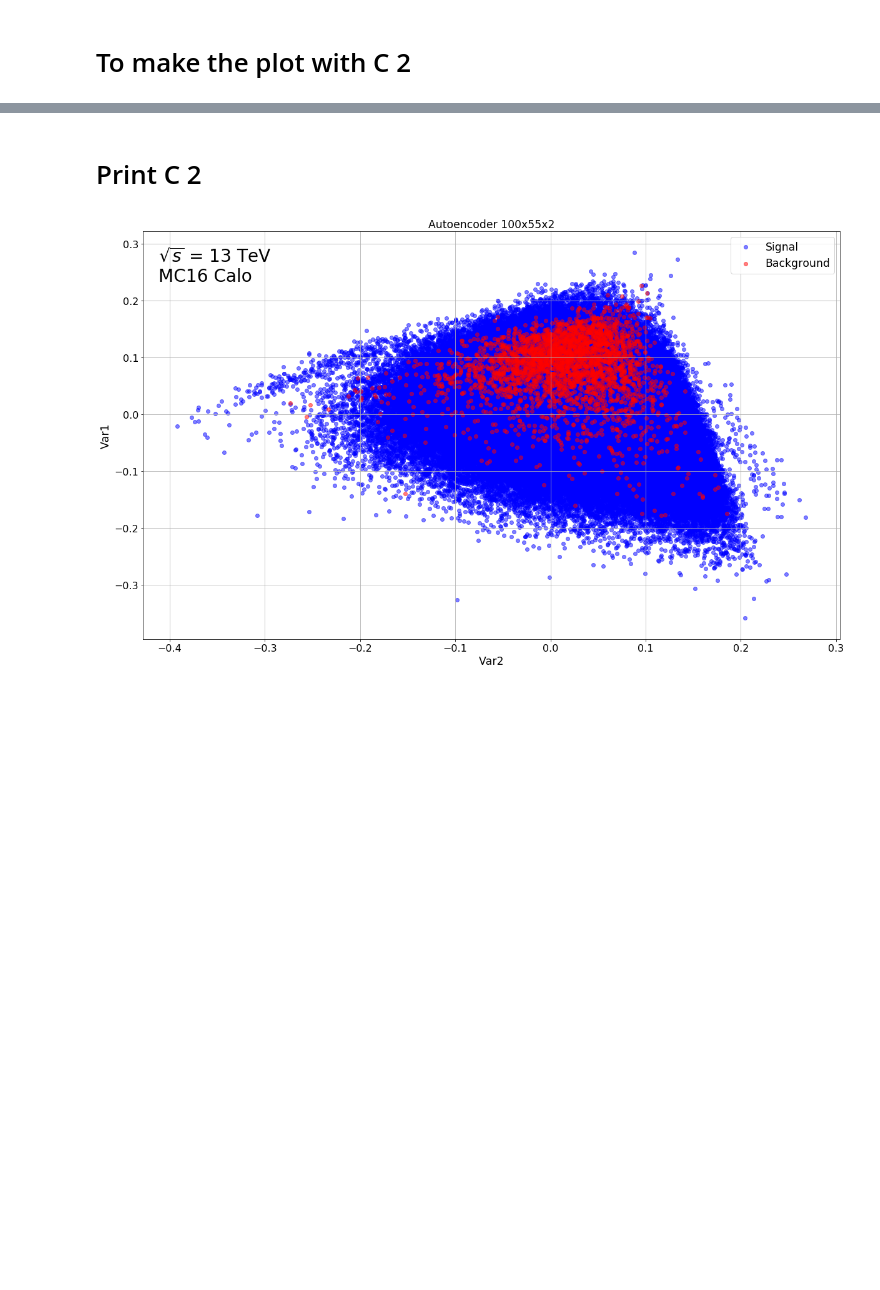
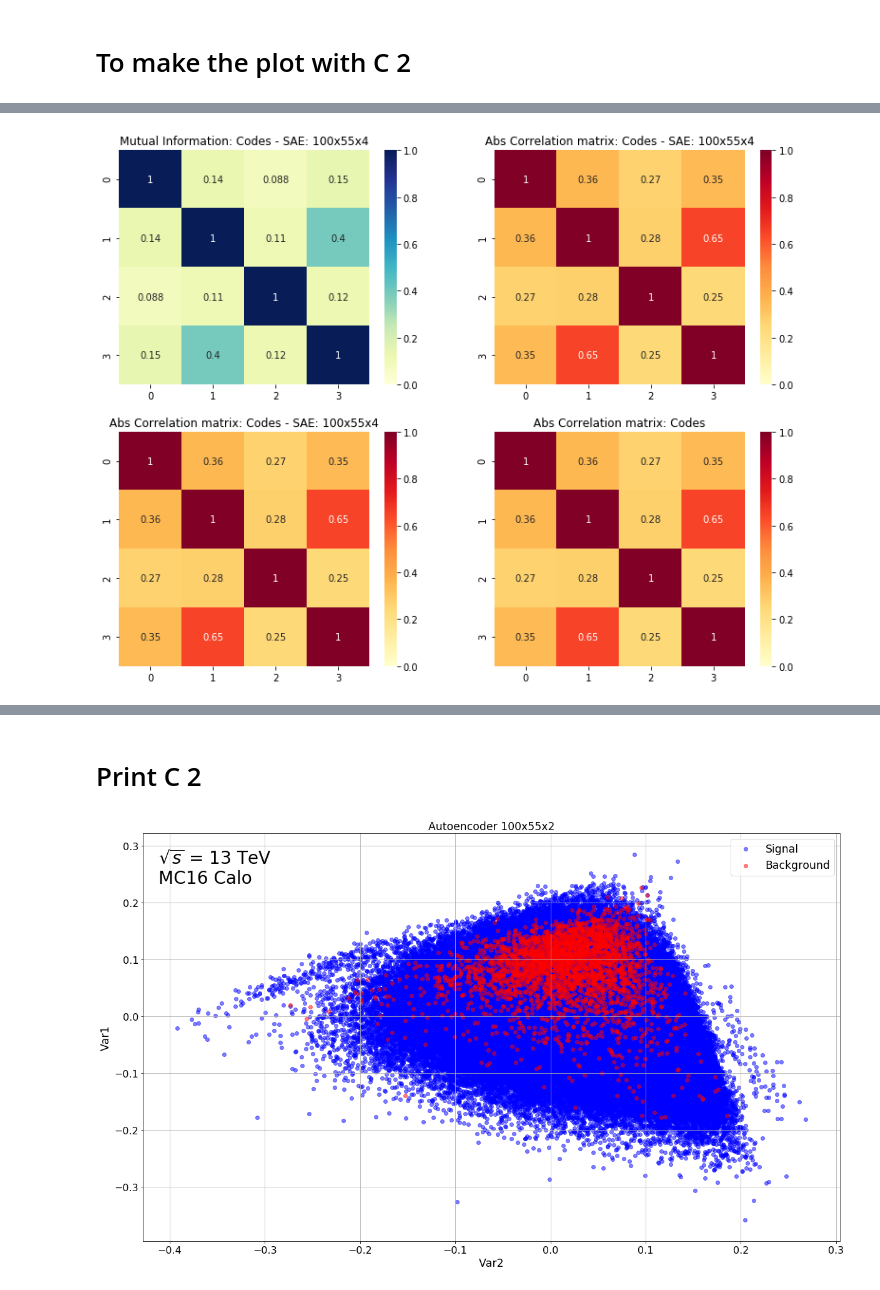
Before and after one commit to kaducovas/DeepRinger, a Jupyter notebook: notebooks/DeepRinger - SAE-Analysis - Layer2.ipynb, the cells around one changed output, grey strips where cells are left out. Cells and saved outputs as stored; diff of their text form; code cells hidden in the pictures; blank space fills up the shorter version.

```diff
--- a/notebooks/DeepRinger - SAE-Analysis - Layer2.ipynb
+++ b/notebooks/DeepRinger - SAE-Analysis - Layer2.ipynb
@@ -200,7 +195,7 @@ reconstruct = {}
 predict_data = {}
 
 #layer = '40x20'
-dirin='/home/caducovas/DeepRinger/data/run_layer1/adam1/'
+dirin='/home/caducovas/DeepRinger/data/run_layer1/adam2/'
 #layers = ['100x100','100x95','100x90','100x85','100x80','100x70','100x60','100x50','100x40','100x30','100x20','100x10','100x9','100x8','100x7','100x6','100x5','100x4','100x3']
 layers = ['100x100','100x90','100x85','100x70','100x55','100x40','100x25','100x20','100x15','100x10','100x5','100x4','100x3','100x2']
 
@@ -319,21 +327,21 @@ Sort: 9
 propagate = {}
 prediction = {}
 
-layers = ['55x2']#['55x40','55x25','55x20','55x15','55x10','55x5','55x4','55x2']
+layers = ['55x4']#['55x40','55x25','55x20','55x15','55x10','55x5','55x4','55x2']
 layer1 = '100x55'
 dirin='/home/caducovas/DeepRinger/data/run_layer1/adam2/'
 
 for layer in layers:
-    print "Layer: "+str(layer)
+    #print "Layer: "+str(layer)
     neuron = int(layer.split('x')[1])
     neuron_l1 = int(layer1.split('x')[1])
     #neurons.append(layer.split('x')[1])
-    print layer,layer1
+    #print layer,layer1
     files = [f for f in os.listdir(dirin) if (f.endswith( ('.h5') ) and f.split('_')[24] == layer)]
     files_l1 = [f for f in os.listdir(dirin) if (f.endswith( ('.h5') ) and f.split('_')[24] == layer1)]
     prediction = {}
     for file in files:
-        print "Sort: " +str(file.split('_')[27]) ###sort
+        #print "Sort: " +str(file.split('_')[27]) ###sort
         nsort = int(file.split('_')[27])
         file_l1 = [k for k in files_l1 if 'sort_'+str(nsort)+'_' in k]
         model_l1 = load_model(dirin+file_l1[0])
@@ -378,0 +465,4 @@ Sort: 9
+# %%
+plot_MutualInformation(np.concatenate(propagate[4][0]).T,sae='100x55x4')
+# %% [output]
+[figure, added]
```
Also changed, not shown: parts of 10 cells of this notebook, 5 other files.
